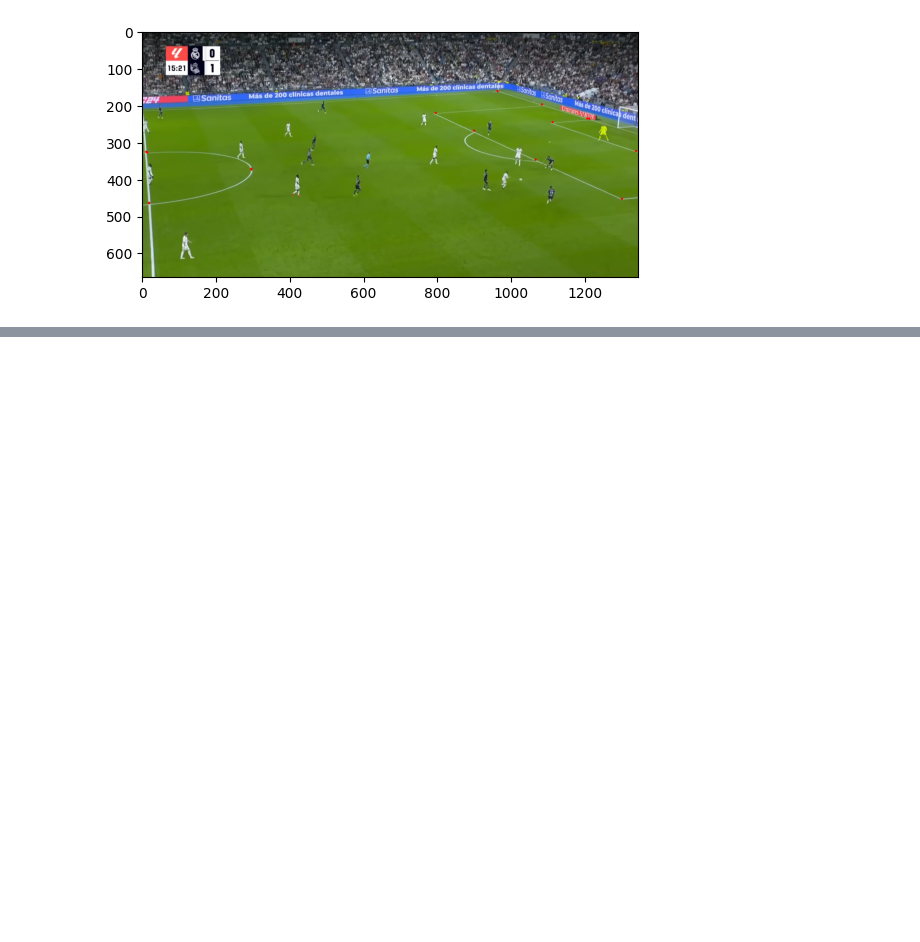
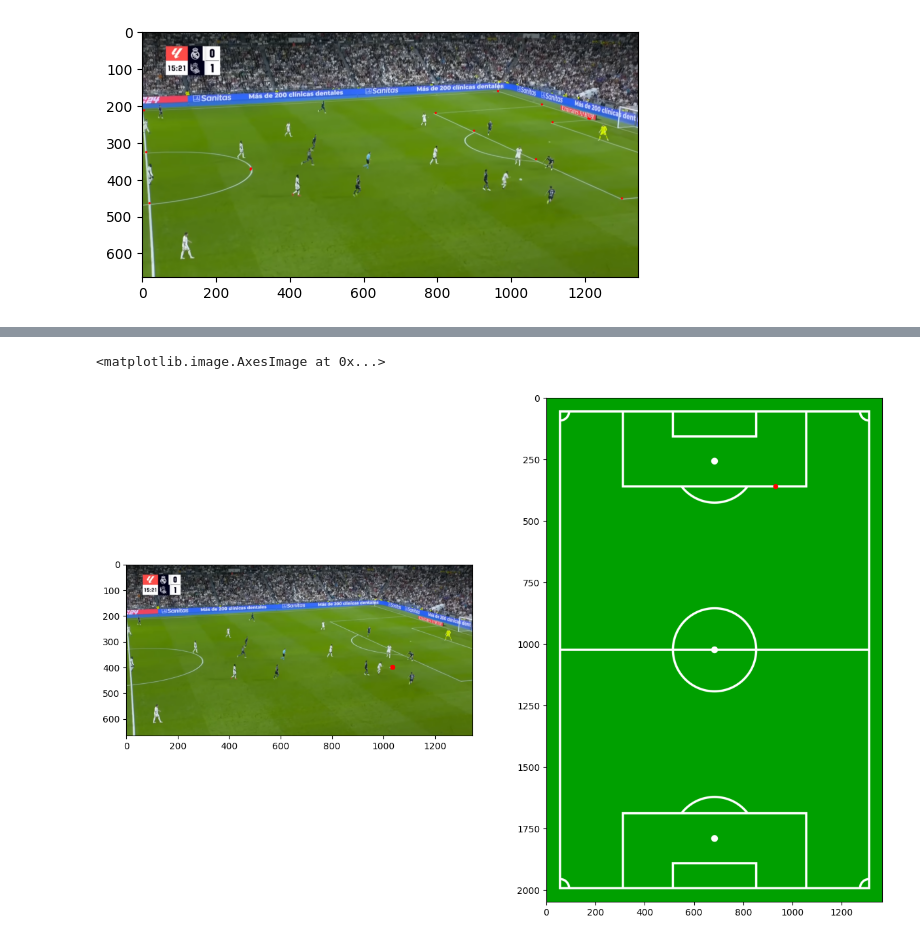
Before and after one commit to Fer14/futstats, a Jupyter notebook: homography/yolo_homograpy.ipynb, the cells around one changed output, grey strips where cells are left out. Saved outputs shown, nothing was run; the diff lists cells and outputs as text; code cells hidden in the pictures; blank space fills up the shorter version.

```diff
--- a/homography/yolo_homograpy.ipynb
+++ b/homography/yolo_homograpy.ipynb
@@ -57,0 +141,21 @@ plt.imshow(points)
+# %%
+BALL = (1035, 400)
+ball_pts = np.array([BALL],np.float32).reshape(-1,1,2)
+# %%
+M =  cv2.getPerspectiveTransform(np.array(src_points, np.float32)[:4],np.array(dst_ponts, np.float32)[:4])
+# %%
+ball_pts_2d = cv2.perspectiveTransform(ball_pts,M)
+ball_pts_2d = ball_pts_2d.astype(int)
+# %%
+ball = img.copy()
+ball = cv2.circle(ball, BALL, 10, (255, 0, 0), -1)
+
+ball_2d = field.copy()
+ball_2d = cv2.circle(ball_2d, tuple(ball_pts_2d[0][0]), 10, (255, 0, 0), -1)
+
+fig, ax = plt.subplots(1, 2, figsize=(15, 10))
+ax[0].imshow(ball)
+ax[1].imshow(ball_2d)
+# %% [output]
+<matplotlib.image.AxesImage at 0x...>
+[figure, added]
```
Also changed, not shown: parts of 10 cells of this notebook, 5 other files.
